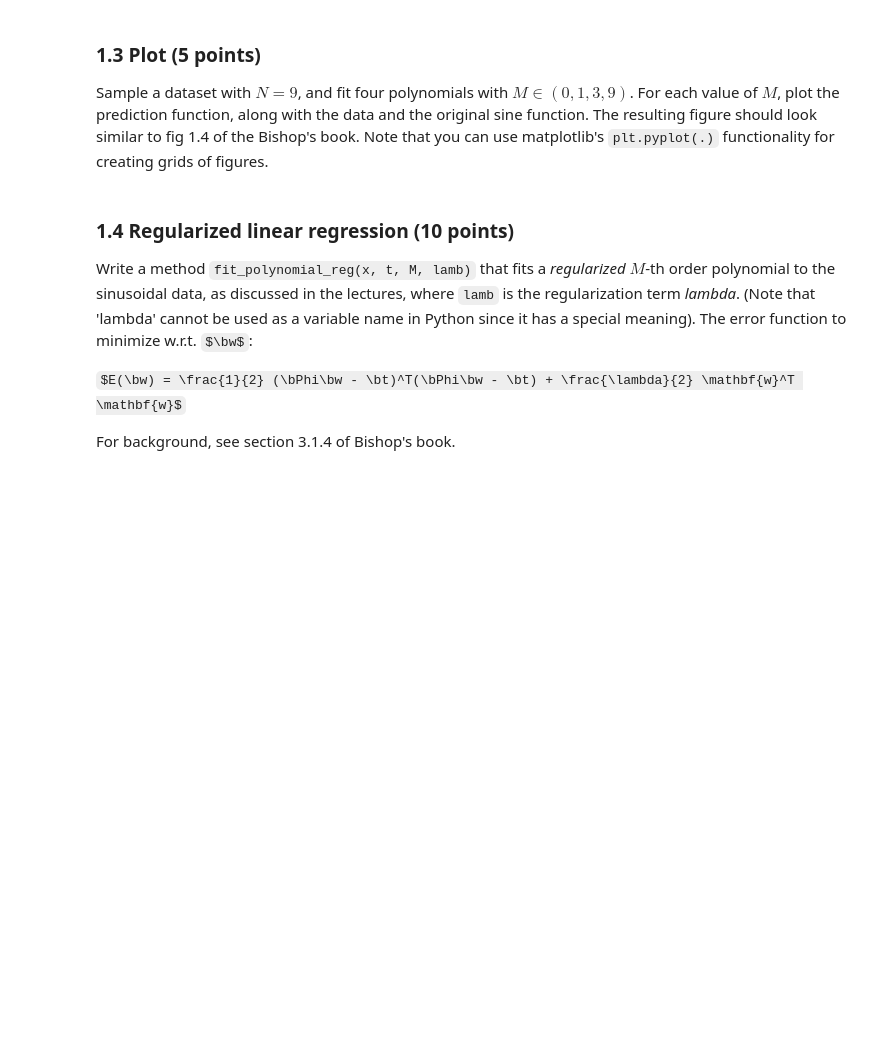
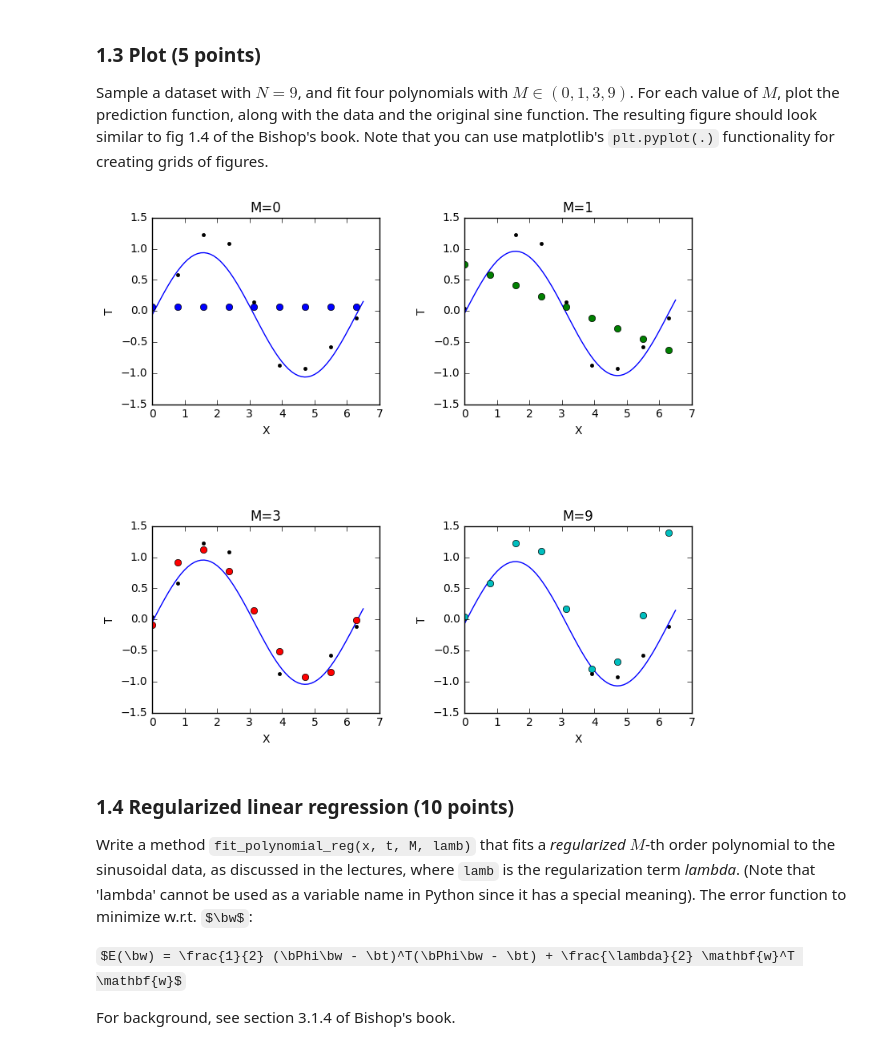
Before and after one commit to Vasileios-Charatsidis/machine_learning_1_labs, a Jupyter notebook: dana.ipynb, the cells around one changed output. Saved outputs shown, nothing was run; the diff lists cells and outputs as text; code cells hidden in the pictures; some formulas as TeX source; blank space fills up the shorter version.

```diff
--- a/dana.ipynb
+++ b/dana.ipynb
@@ -68,12 +70,3 @@ Write a method `fit_polynomial(x, t, M)` that finds the maximum-likelihood solut
 $E(\bw) = \frac{1}{2} (\bPhi\bw - \bt)^T(\bPhi\bw - \bt)$
 
 where $\bPhi$ is the _feature matrix_ (or _design matrix_) as explained in Bishop's book at section 3.1.1, $\bt$ is the vector of target values. Your method should return a vector $\bw$ with the maximum-likelihood parameter estimates.
-# %%
-# w = (ΦTΦ)−1 ΦT t.
-
-# ?? Mth order poly = M+1 variables?
-
-def fit_polynomial(X,T,M):
-    phi = np.array([[x**i for i in range(0,M+1)] for x in X])
-
-    w = (phi.T * phi) <LU INVERSE > phi.T * T
@@ -85,6 +122,35 @@ def fit_polynomial(X,T,M):
 ### 1.3 Plot (5 points)
 Sample a dataset with $N=9$, and fit four polynomials with $M \in (0, 1, 3, 9)$.
 For each value of $M$, plot the prediction function, along with the data and the original sine function. The resulting figure should look similar to fig 1.4 of the Bishop's book. Note that you can use matplotlib's `plt.pyplot(.)` functionality for creating grids of figures.
+# %%
+X,T = gen_sinusoidal(9)
+M = [0,1,3,9]
+c = ['b','g','r','c']
+
+fig = plt.figure()
+
+for i in range(0,len(M)):
+    Phi = poly_design_matrix(X,M[i])
+    w = fit_polynomial(X,T,M[i])
+
+    d = arange(0.0, 2.1*np.pi, 0.1)
+
+    if i==0:
+        ax = fig.add_subplot(221+i)
+    else:
+        ax = fig.add_subplot(221+i,sharex=ax, sharey=ax)
+    ax.plot(X,T,'k.') #data points
+    ax.plot(d,sine_func(d),'b-') #sine function
+    ax.plot(X, Phi.dot(w), c[i]+'o') #estimates
+    ax.set_title(('M='+str(M[i])))
+    ax.set_xlabel('X')
+    ax.set_ylabel('T')
+
+plt.tight_layout()
+fig.set_figheight(8)
+fig.set_figwidth(8)
+# %% [output]
+[figure, added]
 # %% [markdown]
 ### 1.4 Regularized linear regression (10 points)
 
```
Also changed, not shown: parts of 8 cells of this notebook.
